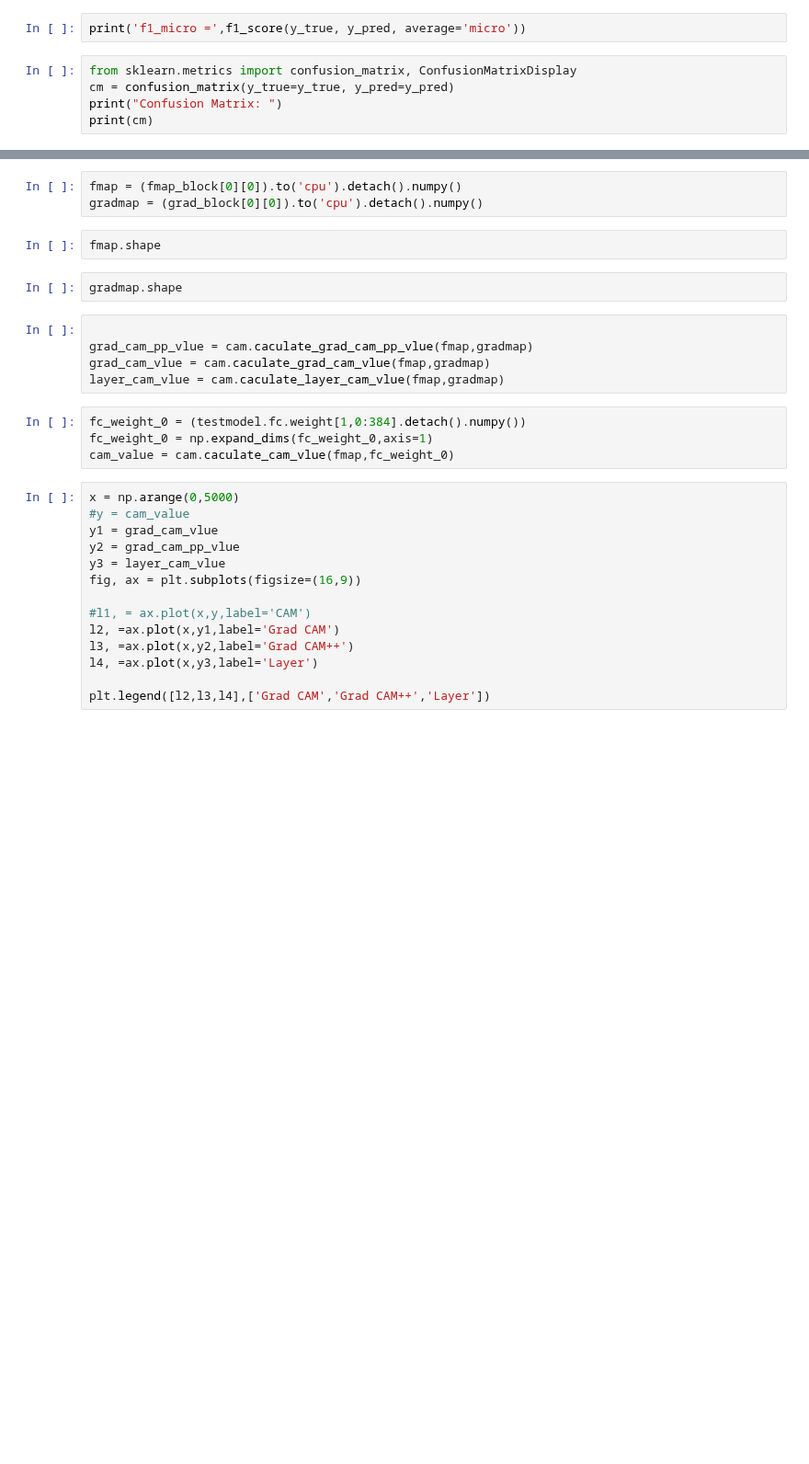
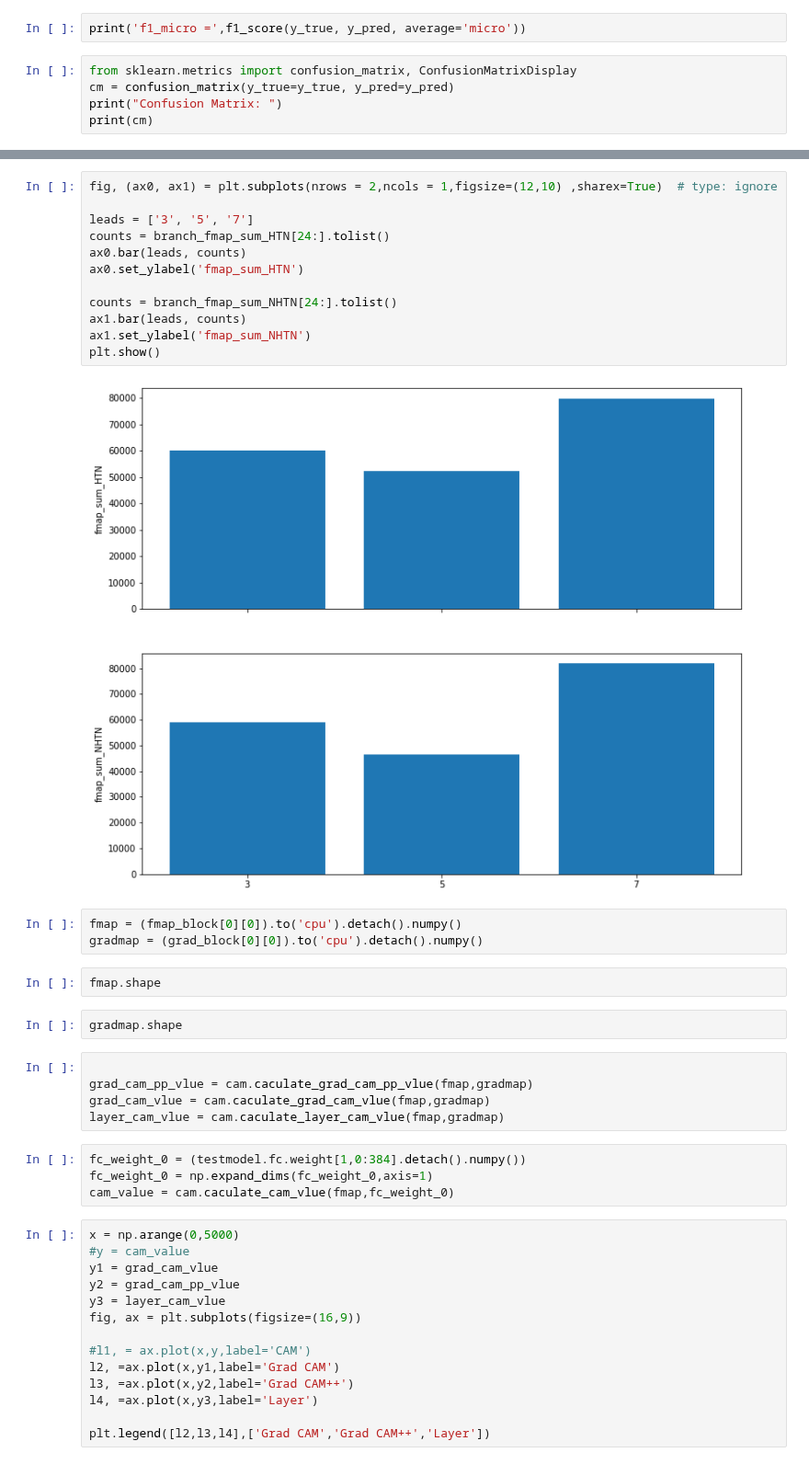
Before and after one commit to LiangBeam9810/Interpretable_HTN, a Jupyter notebook: CAMs.ipynb, the cells around one changed output, grey strips where cells are left out. Shown at 92% size. Drawn from its saved outputs; the diff is of its cells as text; blank space fills up the shorter version.

```diff
--- a/CAMs.ipynb
+++ b/CAMs.ipynb
@@ -102,3 +198,17 @@ loss.backward(retain_graph=True)  #retain_graph=True，目的为是为保留该
+# %%
+fig, (ax0, ax1) = plt.subplots(nrows = 2,ncols = 1,figsize=(12,10) ,sharex=True)  # type: ignore
+
+leads = ['3', '5', '7']
+counts = branch_fmap_sum_HTN[24:].tolist()
+ax0.bar(leads, counts)
+ax0.set_ylabel('fmap_sum_HTN')
+
+counts = branch_fmap_sum_NHTN[24:].tolist()
+ax1.bar(leads, counts)
+ax1.set_ylabel('fmap_sum_NHTN')
+plt.show()
+# %% [output]
+[figure, added]
 # %%
 fmap = (fmap_block[0][0]).to('cpu').detach().numpy()
 gradmap = (grad_block[0][0]).to('cpu').detach().numpy()
```
Also changed, not shown: parts of 12 cells of this notebook, 2 other files.
